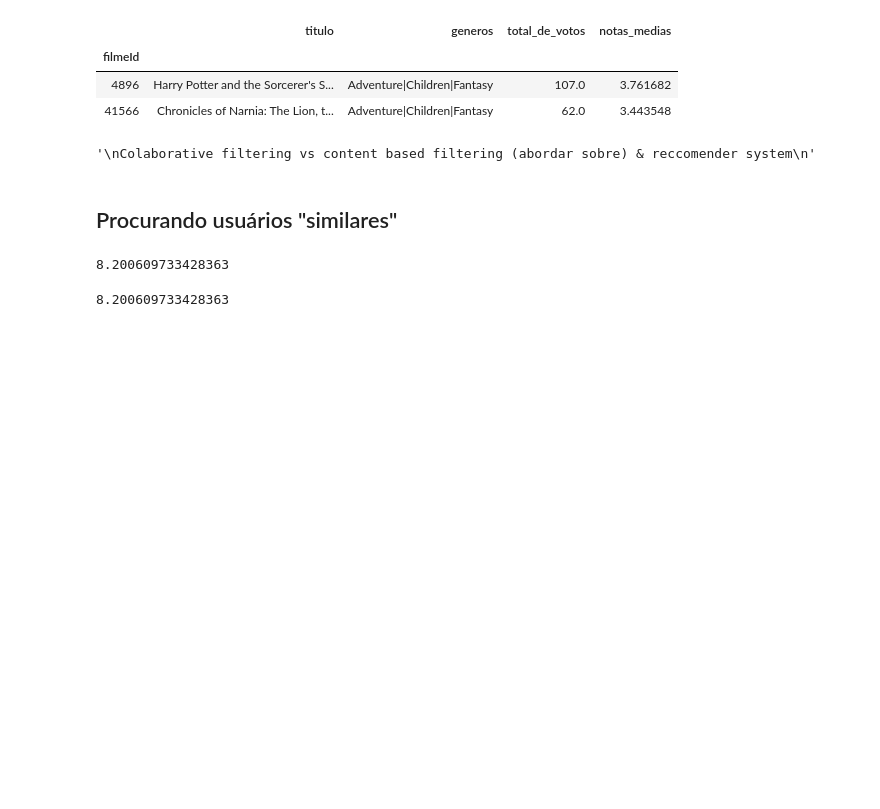
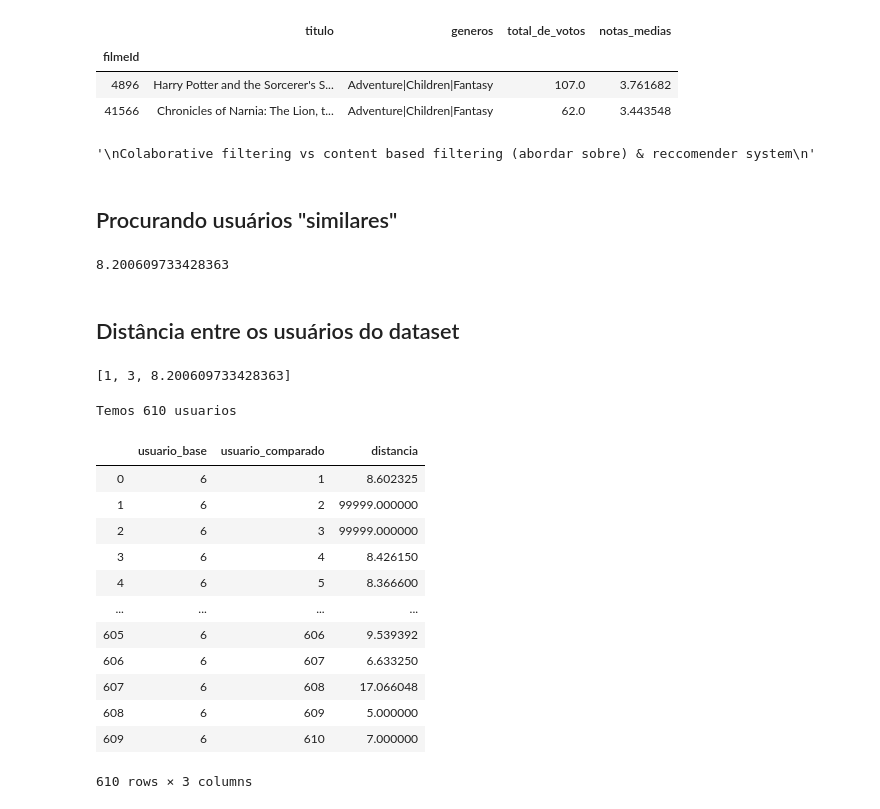
Before and after one commit to ebmm01/machineLearning, a Jupyter notebook: Sistema_recomendacao/sistema_recomendacao.ipynb, the cells around one changed output. Cells and saved outputs as stored; diff of their text form; code cells hidden in the pictures; blank space fills up the shorter version.

Commit message:
Adicionando cálculo de distãncia entre os usuários do dataset

```diff
--- a/Sistema_recomendacao/sistema_recomendacao.ipynb
+++ b/Sistema_recomendacao/sistema_recomendacao.ipynb
@@ -226,14 +226,63 @@ diferencas = usuario1.join(usuario3, lsuffix='_esquerda', rsuffix='_direita').dr
 distancia_de_vetores(diferencas['nota_esquerda'], diferencas['nota_direita'])
 # %% [output]
 8.200609733428363
+# %% [markdown]
+## Distância entre os usuários do dataset
 # %%
 # Determinando a distância entre 2 usuários
 def distancia_de_usuarios(usuario_id_1, usuario_id_2):
     notas1 = notas_do_usuario(usuario_id_1)
     notas2 = notas_do_usuario(usuario_id_2)
     diferencas = notas1.join(notas2, lsuffix='_esquerda', rsuffix='_direita').dropna()
-    return distancia_de_vetores(diferencas['nota_esquerda'], diferencas['nota_direita'])
+    return [usuario_id_1, usuario_id_2, distancia_de_vetores(diferencas['nota_esquerda'], diferencas['nota_direita'])]
+# %%
+"""
+Apesar de ter o mesmo nome da função acima, aqui fazemos algumas alterações:
+Na função acima, pessoas que não assistiram nenhum filme em comum têm a distância = 0, o que pode
+prejudar nossa análise. Iremos fazer as alterações para corrigir esse problema.
+"""
+
+def distancia_de_usuarios(usuario_id_1, usuario_id_2, minimo = 5):
+    notas1 = notas_do_usuario(usuario_id_1)
+    notas2 = notas_do_usuario(usuario_id_2)
+    diferencas = notas1.join(notas2, lsuffix='_esquerda', rsuffix='_direita').dropna()
+
+    if len(diferencas) < minimo:
+        return [usuario_id_1, usuario_id_2, 99999]
+
+    return [usuario_id_1, usuario_id_2, distancia_de_vetores(diferencas['nota_esquerda'], diferencas['nota_direita'])]
 # %%
 distancia_de_usuarios(1,3)
 # %% [output]
-8.200609733428363
+[1, 3, 8.200609733428363]
+# %%
+"""
+Sabendo a distância entre os usuários, podemos fazer um for entre eles e verificar quais as menores distâncias,
+para podermos determinar os usuários mais próximos de um determinado usuário.
+"""
+quantidade_de_usuarios = len(notas['usuarioId'].unique())
+print("Temos %d usuarios"%quantidade_de_usuarios)
+# %% [output]
+Temos 610 usuarios
+# %%
+def distancia_entre_usuarios_dataset(usuario_base):
+    todos_os_usuarios = notas['usuarioId'].unique()
+    distancias = [distancia_de_usuarios(usuario_base, usuario_id) for usuario_id in todos_os_usuarios ]
+    distancias = pd.DataFrame(distancias, columns = ['usuario_base', 'usuario_comparado', 'distancia'])
+    return distancias
+
+distancia_entre_usuarios_dataset(6)
+# %% [output]
+|  | usuario_base | usuario_comparado | distancia |
+| 0 | 6 | 1 | 8.602325 |
+| 1 | 6 | 2 | 99999.000000 |
+| 2 | 6 | 3 | 99999.000000 |
+| 3 | 6 | 4 | 8.426150 |
+| 4 | 6 | 5 | 8.366600 |
+| ... | ... | ... | ... |
+| 605 | 6 | 606 | 9.539392 |
+| 606 | 6 | 607 | 6.633250 |
+| 607 | 6 | 608 | 17.066048 |
+| 608 | 6 | 609 | 5.000000 |
+| 609 | 6 | 610 | 7.000000 |
+610 rows × 3 columns
```
Also changed, not shown: parts of 2 cells of this notebook.
